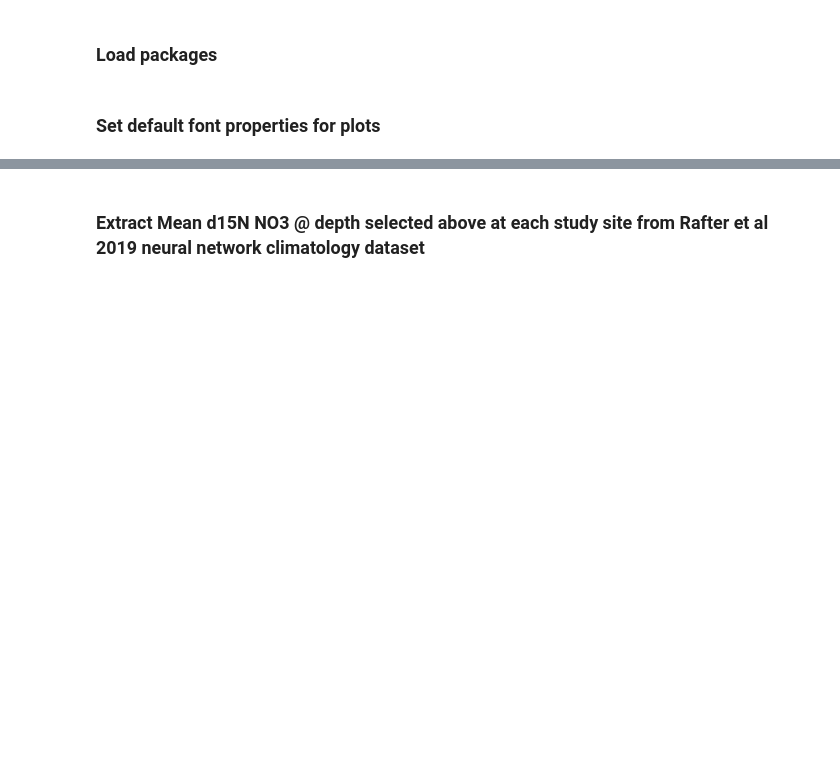
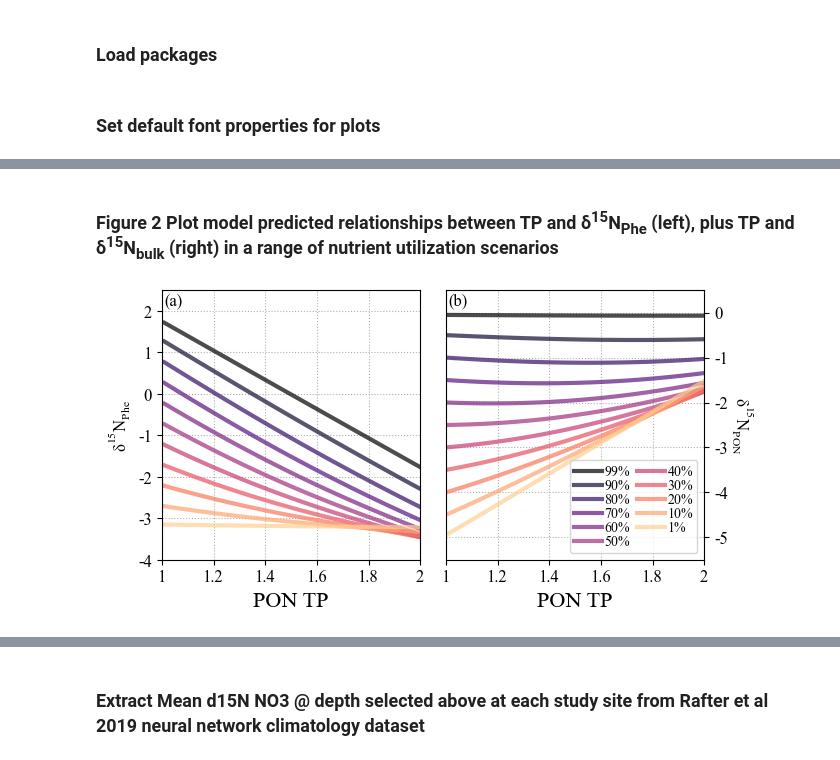
Before and after one commit to evepug/TP_baseline_coupling, a Jupyter notebook: TP_baseline_analysis.ipynb, the cells around one changed output, grey strips where cells are left out. Saved outputs shown, nothing was run; the diff lists cells and outputs as text; code cells hidden in the pictures; blank space fills up the shorter version.

Commit message:
many updates to code and figures

```diff
--- a/TP_baseline_analysis.ipynb
+++ b/TP_baseline_analysis.ipynb
@@ -1684,0 +940,77 @@ plt.show()
+# %% [markdown]
+### **Figure 2** Plot model predicted relationships between TP and δ<sup>15</sup>N<sub>Phe</sub> (left), plus TP and δ<sup>15</sup>N<sub>bulk</sub> (right) in a range of nutrient utilization scenarios
+# %%
+'''
+define range of TP, p_NH4 (ammonium utilization)
+to loop over for sensitivity analysis
+'''
+TP_array=np.arange(1.01,2.01,.01)
+p_NH4_array=np.flip(np.array([.01,.10,.20,.30,.40,.50,.60,.70,.80,.90,.99]))
+colors=matplotlib.colormaps['magma'](np.linspace(0, .9, len(p_NH4_array)))
+
+'''initialize plot'''
+fig,axs=plt.subplots(1,2,figsize=(full_width,half_width),sharex='all')
+plt.subplots_adjust(wspace=.1)
+
+'''
+loop over possible parameters for the extent of nutrient utilization,
+plotting the results together
+'''
+for i in np.arange(0,len(p_NH4_array),1):
+    #run mass-balance model
+    p_NH4=p_NH4_array[i]
+    f_rNO3=1-p_NH4
+    results_dict=d15N_model(TP=TP_array,            # desired trophic position
+                            eps_assim1=5,      # d15N fractionation during phyto NO3 uptake
+                            eps_assim2=10,     # d15N fractionation during phyto NH4 uptake
+                            bulk_TEF=3.5,
+                            p_exc=0.4,         # proportion of zooplankton diet excreted (as NH4)
+                            d_sNO3=0,          # d15N of source NO3 supplied to euphotic zone
+                            f_rNO3=f_rNO3,     # fraction of NO3 that goes unutilized by phytoplankton
+                            p_NH4=p_NH4,       # NH4 utilization proportion
+                            beta_bulkphe=-1.8, # d15N bulk minus d15N Phe in phytoplankton
+                            beta_gluphe=3.4,   # d15N Glu minus d15N Phe in phytoplankton
+                            TDF_Glu=7.6,       # d15N trophic discrimination factor of Glu relative to Phe per trophic transfer
+                            TEF_Phe=0.0,       # d15N trophic enrichment of Phe per trophic transfer
+                            NO3_model='open',  # NO3 uptake fractionation model. options are 'open' or 'rayleigh'
+                            NH4_model='open')  # NH4 uptake fractionation model. options are 'open' or 'rayleigh'
+    results = SimpleNamespace(**results_dict)
+
+    #plot results
+    axs[0].plot(TP_array,results.d_phe,color=colors[i],label=str(round(p_NH4*100))+'%',linewidth=3,alpha=.7)
+    axs[1].plot(TP_array,results.d_PON,color=colors[i],label=str(round(p_NH4*100))+'%',linewidth=3,alpha=.7)
+
+''' format axes, labels, ticks '''
+for ax in [0,1]:
+    axs[ax].set_xlabel('PON TP',fontsize=16)
+    axs[ax].tick_params(axis='both', which='major')
+    axs[ax].grid(axis='both', linestyle=':')
+    axs[ax].yaxis.set_major_formatter(FormatStrFormatter('%g'))
+
+axs[0].set_xlim(1,2)
+axs[0].xaxis.set_major_formatter(FormatStrFormatter('%g'))
+
+axs[0].set_ylim(-4,2.5)
+axs[1].set_ylim(-5.5,.5)
+
+axs[0].set_ylabel('$\mathregular{δ^{15}N_{Phe}}$')
+axs[1].set_ylabel('$\mathregular{δ^{15}N_{PON}}$',rotation=270,labelpad=20)
+
+axs[1].yaxis.set_label_position("right")
+axs[1].yaxis.tick_right()
+
+axs[1].legend(facecolor='w',fontsize=10,ncol=2,
+               columnspacing=.5,borderpad=0.3,
+               labelspacing=0,handletextpad=.2)
+
+''' add subplot labels '''
+text=axs[0].text(0.01,0.99,'(a)',ha='left',va='top',transform=axs[0].transAxes,
+            bbox=dict(boxstyle='square,pad=0',alpha=.5, fc='w', ec='none'))
+text=axs[1].text(0.01,0.99,'(b)',ha='left',va='top',transform=axs[1].transAxes,
+            bbox=dict(boxstyle='square,pad=0',alpha=.5, fc='w', ec='none'))
+
+# plt.savefig('Figures/fig3.png',bbox_inches='tight', dpi=1000)
+plt.show()
+plt.close()
+# %% [output]
+[figure, added]
```
Also changed, not shown: parts of 101 cells of this notebook, 51 other files.
